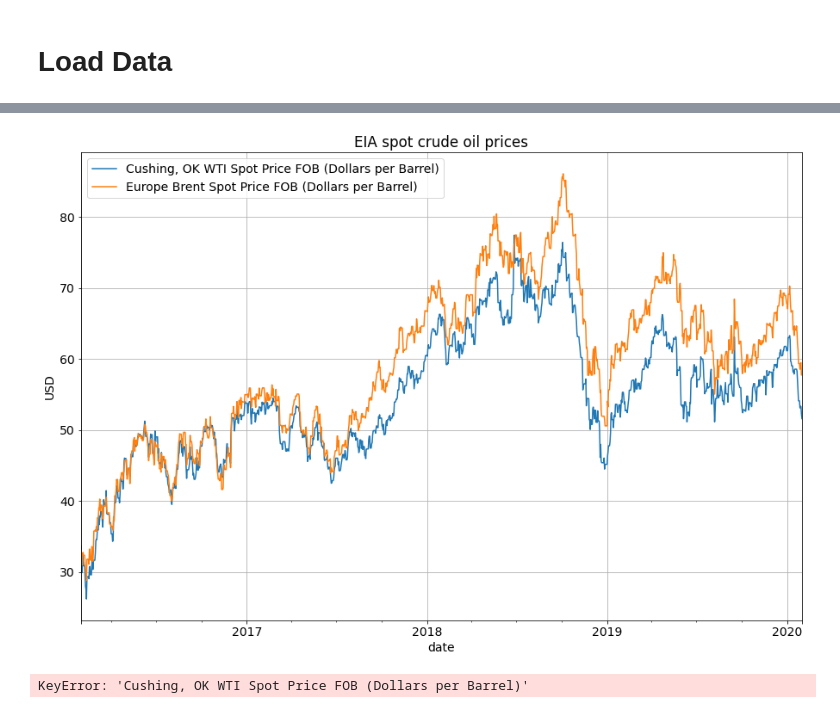
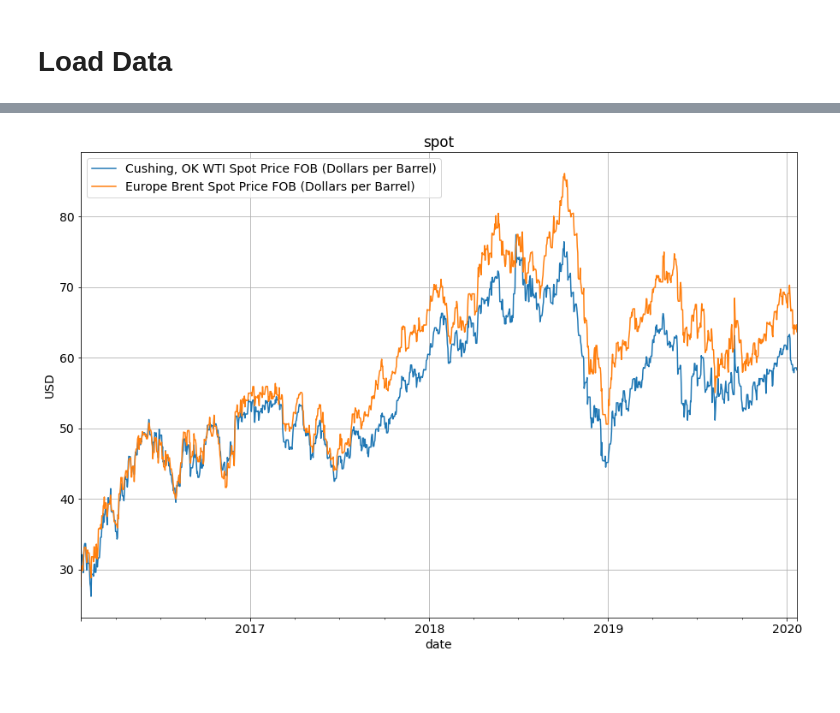
Before and after one commit to V0RT3X4/python-sdk, a Jupyter notebook: docs/examples/Crude_Floating_Storage_Webinar.ipynb, the cells around one changed output, grey strips where cells are left out. Saved outputs shown, nothing was run; the diff lists cells and outputs as text; code cells hidden in the pictures; blank space fills up the shorter version.

```diff
--- a/docs/examples/Crude_Floating_Storage_Webinar.ipynb
+++ b/docs/examples/Crude_Floating_Storage_Webinar.ipynb
@@ -14,11 +14,8 @@ pd.options.display.max_columns = None
 # %%
 UNIT = 't'
 
-START_DATE = datetime(2016, 4, 20)
-END_DATE = datetime(2020, 4, 20)
-
-START_DATE = datetime(2016, 1, 31)
-END_DATE = datetime(2020, 1, 31)
+START_DATE = datetime(2016, 1, 21)
+END_DATE = datetime(2020, 1, 21)
 
 DATE_RANGE = pd.date_range(START_DATE, END_DATE)
 # %% [markdown]
@@ -119,10 +110,8 @@ spot_prices.head()
 # %%
-plot_prices(spot_prices, 'EIA spot crude oil prices')
+plot_prices(spot_prices, "spot")
 # %% [output]
-[figure, old version]
+[figure, new version]
 # %%
 spot_prices = spot_prices['Cushing, OK WTI Spot Price FOB (Dollars per Barrel)']
-# %% [output]
-KeyError: 'Cushing, OK WTI Spot Price FOB (Dollars per Barrel)'
 # %%
 future_prices = load_nymex_future_prices_from_EIA()
```
Also changed, not shown: parts of 19 cells of this notebook, 1 other file.
